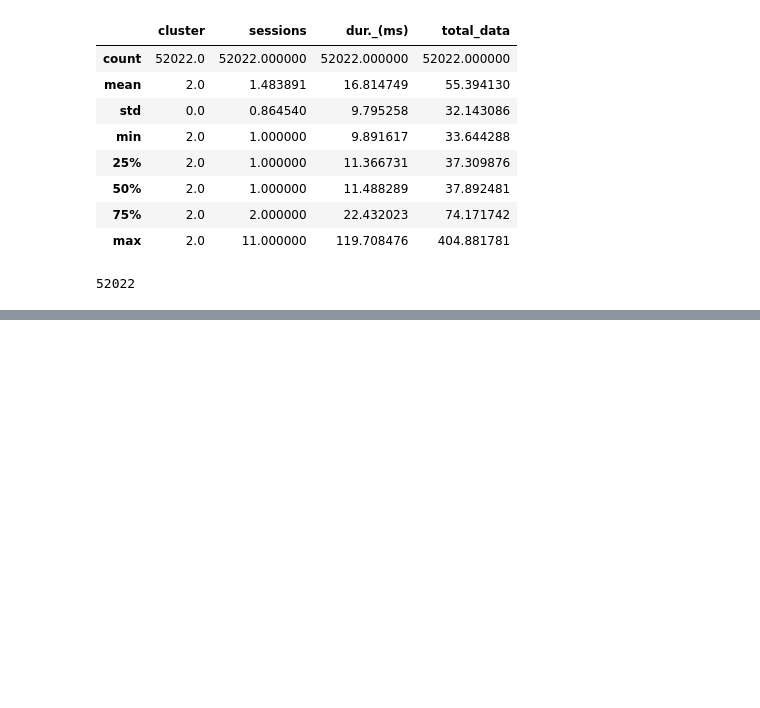
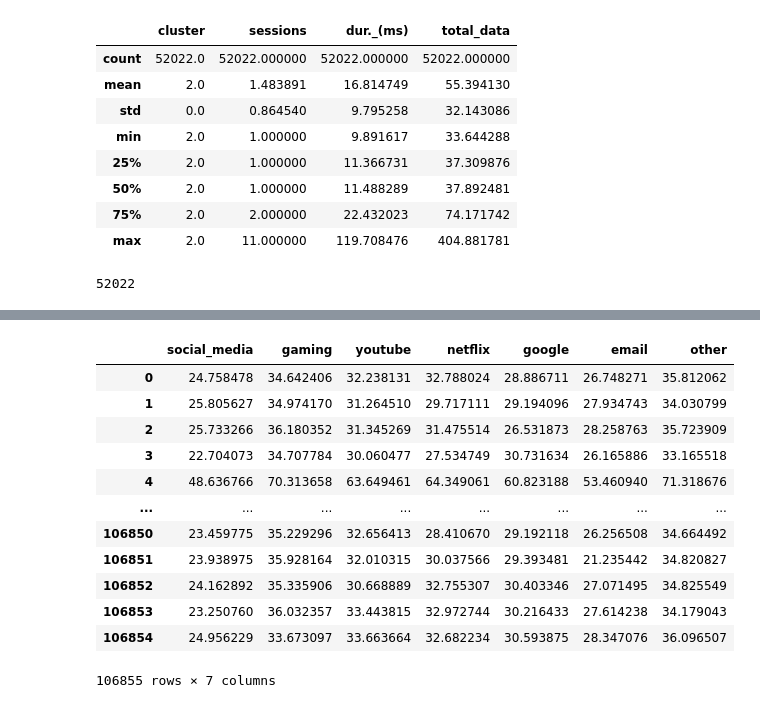
Before and after one commit to Basi10/Telecom-Data-Analysis, a Jupyter notebook: notebooks/user-engagement.ipynb, the cells around one changed output, grey strips where cells are left out. Drawn from its saved outputs; the diff is of its cells as text; code cells hidden in the pictures; blank space fills up the shorter version.

```diff
--- a/notebooks/user-engagement.ipynb
+++ b/notebooks/user-engagement.ipynb
@@ -241,0 +257,16 @@ TypeError: object of type 'builtin_function_or_method' has no len()
+# %%
+user_app_usage
+# %% [output]
+|  | social_media | gaming | youtube | netflix | google | email | other |
+| 0 | 24.758478 | 34.642406 | 32.238131 | 32.788024 | 28.886711 | 26.748271 | 35.812062 |
+| 1 | 25.805627 | 34.974170 | 31.264510 | 29.717111 | 29.194096 | 27.934743 | 34.030799 |
+| 2 | 25.733266 | 36.180352 | 31.345269 | 31.475514 | 26.531873 | 28.258763 | 35.723909 |
+| 3 | 22.704073 | 34.707784 | 30.060477 | 27.534749 | 30.731634 | 26.165886 | 33.165518 |
+| 4 | 48.636766 | 70.313658 | 63.649461 | 64.349061 | 60.823188 | 53.460940 | 71.318676 |
+| ... | ... | ... | ... | ... | ... | ... | ... |
+| 106850 | 23.459775 | 35.229296 | 32.656413 | 28.410670 | 29.192118 | 26.256508 | 34.664492 |
+| 106851 | 23.938975 | 35.928164 | 32.010315 | 30.037566 | 29.393481 | 21.235442 | 34.820827 |
+| 106852 | 24.162892 | 35.335906 | 30.668889 | 32.755307 | 30.403346 | 27.071495 | 34.825549 |
+| 106853 | 23.250760 | 36.032357 | 33.443815 | 32.972744 | 30.216433 | 27.614238 | 34.179043 |
+| 106854 | 24.956229 | 33.673097 | 33.663664 | 32.682234 | 30.593875 | 28.347076 | 36.096507 |
+106855 rows × 7 columns
```
Also changed, not shown: parts of 20 cells of this notebook.
